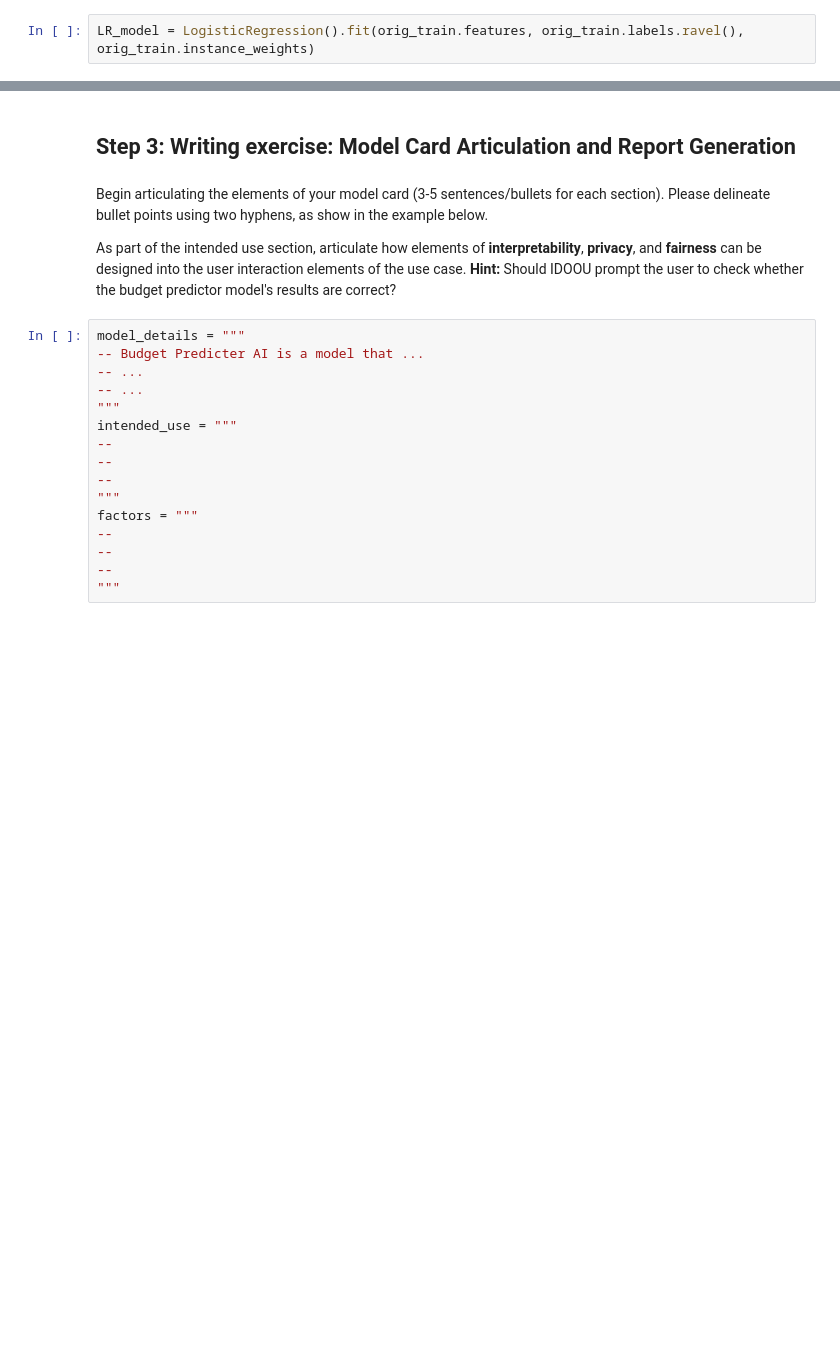
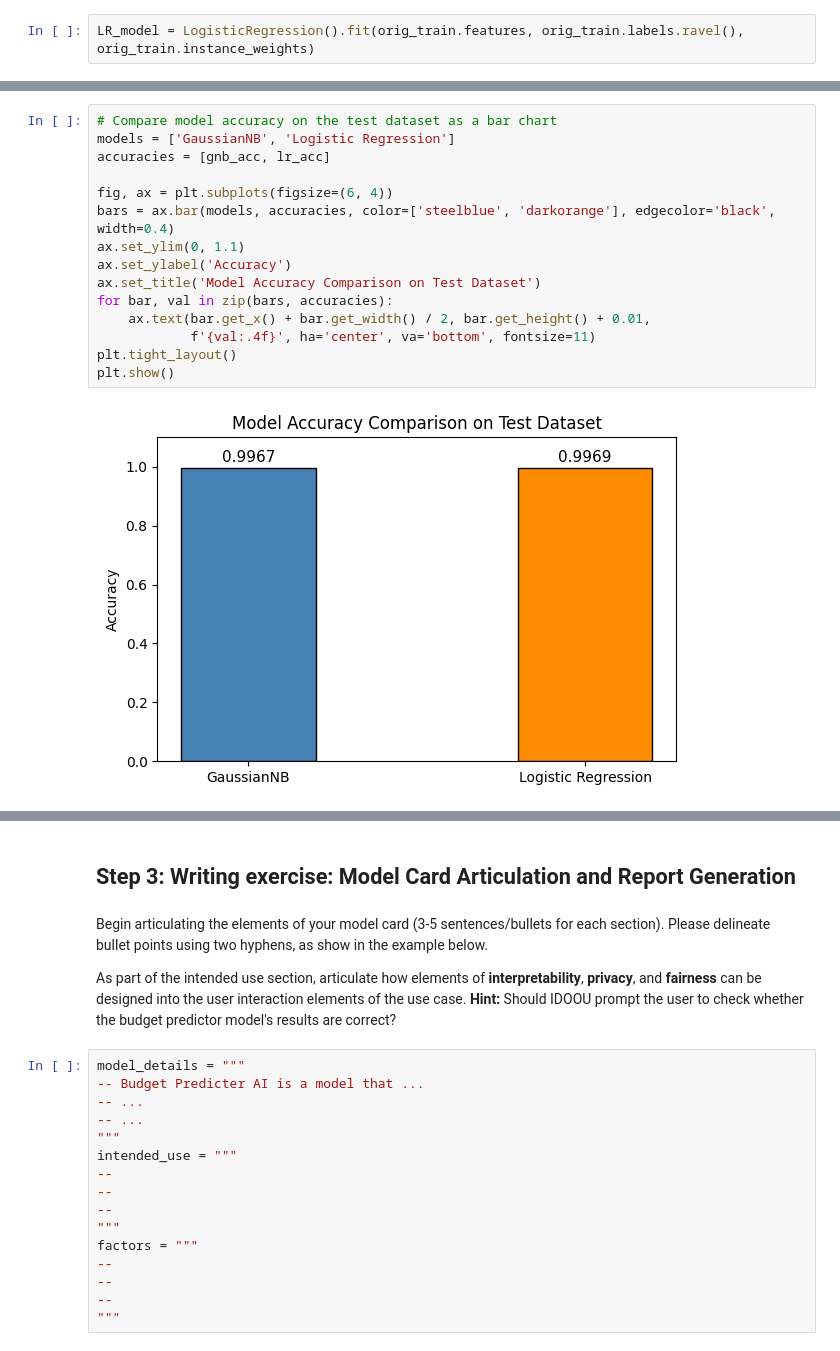
Before and after one commit to thebreadishard/udacity-idoou, a Jupyter notebook: AI Ethics Project -- STARTER.ipynb, the cells around one changed output, grey strips where cells are left out. Drawn from its saved outputs; the diff is of its cells as text; blank space fills up the shorter version.

```diff
--- a/AI Ethics Project -- STARTER.ipynb
+++ b/AI Ethics Project -- STARTER.ipynb
@@ -336,0 +379,17 @@ Question: Pick one of the models, Gaussian Naive Bayes classifier or Logistic Re
+# %%
+# Compare model accuracy on the test dataset as a bar chart
+models = ['GaussianNB', 'Logistic Regression']
+accuracies = [gnb_acc, lr_acc]
+
+fig, ax = plt.subplots(figsize=(6, 4))
+bars = ax.bar(models, accuracies, color=['steelblue', 'darkorange'], edgecolor='black', width=0.4)
+ax.set_ylim(0, 1.1)
+ax.set_ylabel('Accuracy')
+ax.set_title('Model Accuracy Comparison on Test Dataset')
+for bar, val in zip(bars, accuracies):
+    ax.text(bar.get_x() + bar.get_width() / 2, bar.get_height() + 0.01,
+            f'{val:.4f}', ha='center', va='bottom', fontsize=11)
+plt.tight_layout()
+plt.show()
+# %% [output]
+[figure, added]
```
Also changed, not shown: parts of 13 cells of this notebook.
